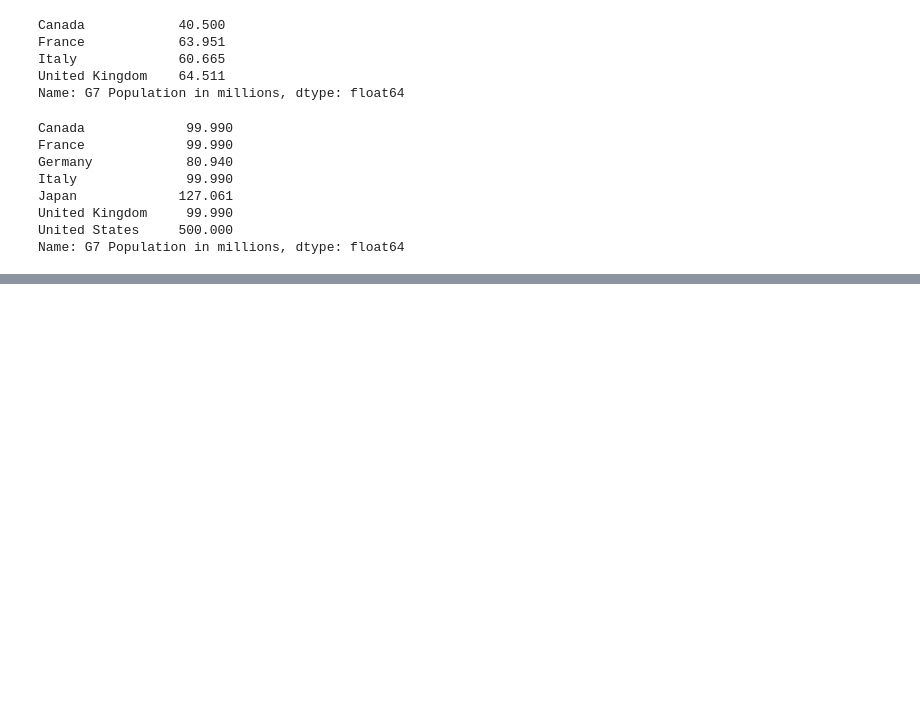
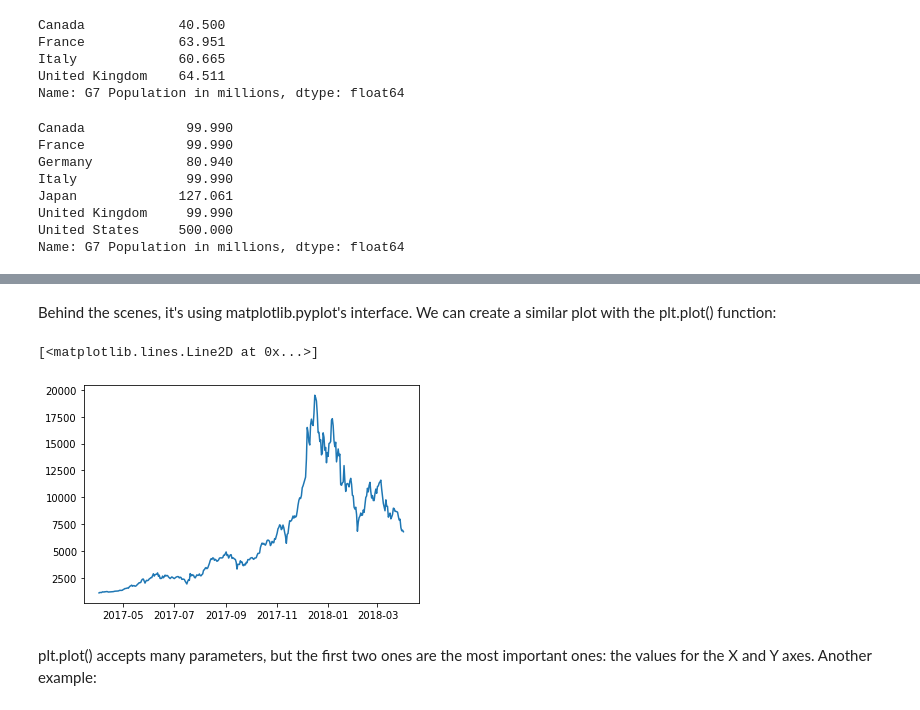
Before and after one commit to lyadav44/data690_fall22, a Jupyter notebook: Assignment_5/Lecture_5_Pandas_Series.ipynb, the cells around one changed output, grey strips where cells are left out. Drawn from its saved outputs; the diff is of its cells as text; code cells hidden in the pictures; blank space fills up the shorter version.

```diff
--- a/Assignment_5/Lecture_5_Pandas_Series.ipynb
+++ b/Assignment_5/Lecture_5_Pandas_Series.ipynb
@@ -381,0 +1132,9 @@ Name: G7 Population in millions, dtype: float64
+# %% [markdown]
+Behind the scenes, it's using matplotlib.pyplot's interface. We can create a similar plot with the plt.plot() function:
+# %%
+plt.plot(df.index, df['Price'])
+# %% [output]
+[<matplotlib.lines.Line2D at 0x...>]
+[figure, added]
+# %% [markdown]
+plt.plot() accepts many parameters, but the first two ones are the most important ones: the values for the X and Y axes. Another example:
```
Also changed, not shown: parts of 125 cells of this notebook.
